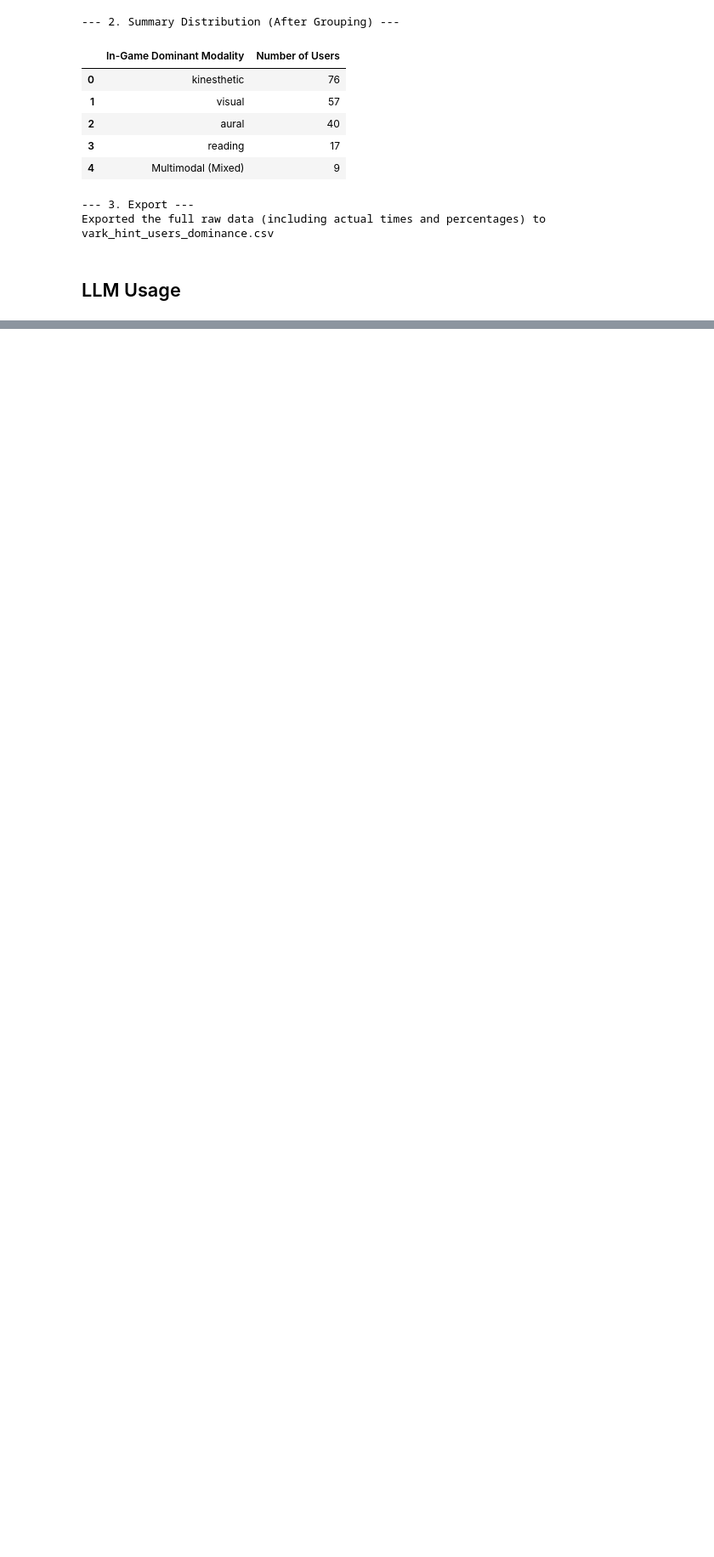
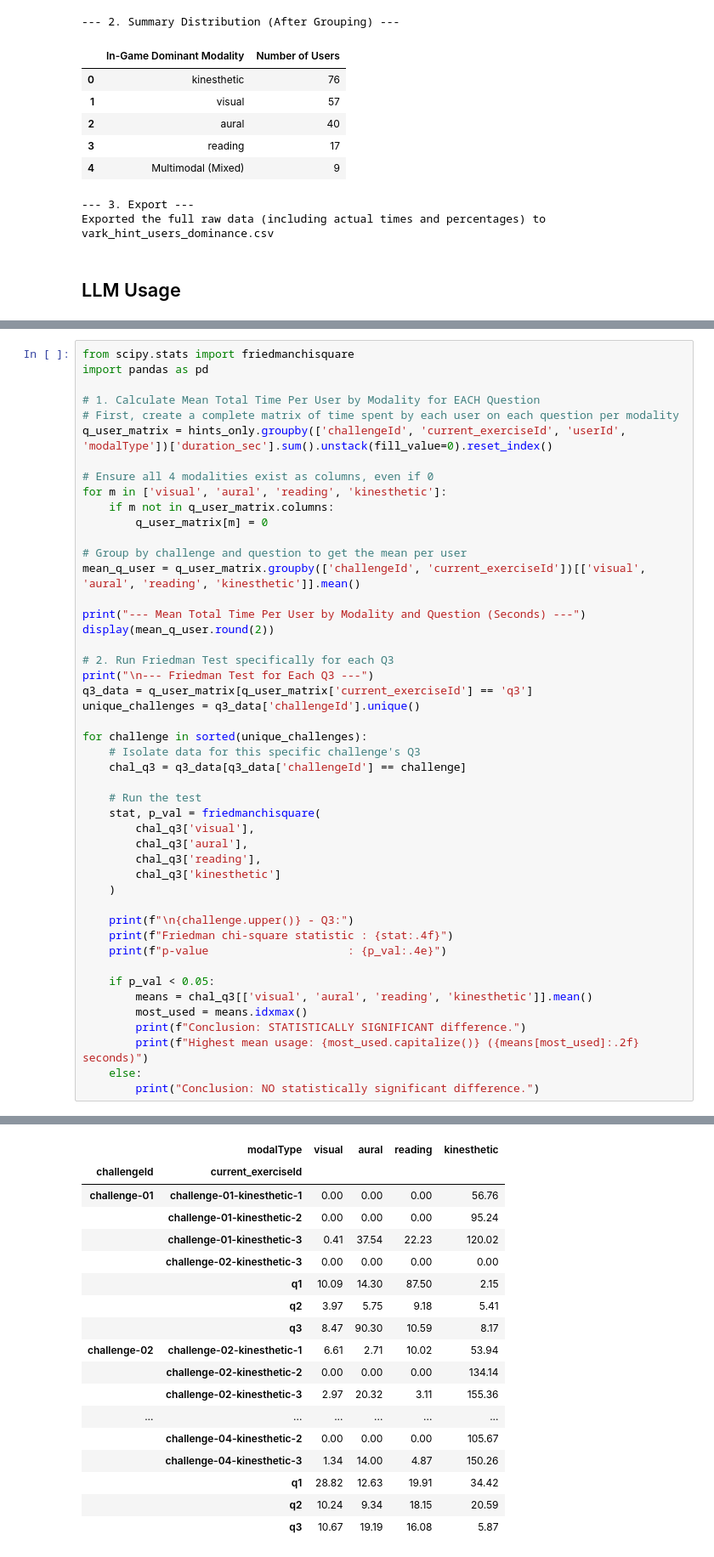
Before and after one commit to tiaL-ops/thesisLandy, a Jupyter notebook: notebook/EDA_Thesis_RQ1.ipynb, the cells around one changed output, grey strips where cells are left out. Shown at 85% size. Cells and saved outputs as stored; diff of their text form; blank space fills up the shorter version.

```diff
--- a/notebook/EDA_Thesis_RQ1.ipynb
+++ b/notebook/EDA_Thesis_RQ1.ipynb
@@ -491,0 +498,48 @@ The highest mean usage overall is: Kinesthetic
+# %%
+from scipy.stats import friedmanchisquare
+import pandas as pd
+
+# 1. Calculate Mean Total Time Per User by Modality for EACH Question
+# First, create a complete matrix of time spent by each user on each question per modality
+q_user_matrix = hints_only.groupby(['challengeId', 'current_exerciseId', 'userId', 'modalType'])['duration_sec'].sum().unstack(fill_value=0).reset_index()
+
+# Ensure all 4 modalities exist as columns, even if 0
+for m in ['visual', 'aural', 'reading', 'kinesthetic']:
+    if m not in q_user_matrix.columns:
+        q_user_matrix[m] = 0
+
+# Group by challenge and question to get the mean per user
+mean_q_user = q_user_matrix.groupby(['challengeId', 'current_exerciseId'])[['visual', 'aural', 'reading', 'kinesthetic']].mean()
+
+print("--- Mean Total Time Per User by Modality and Question (Seconds) ---")
+display(mean_q_user.round(2))
+
+# 2. Run Friedman Test specifically for each Q3
+print("\n--- Friedman Test for Each Q3 ---")
+q3_data = q_user_matrix[q_user_matrix['current_exerciseId'] == 'q3']
+unique_challenges = q3_data['challengeId'].unique()
+
+for challenge in sorted(unique_challenges):
+    # Isolate data for this specific challenge's Q3
+    chal_q3 = q3_data[q3_data['challengeId'] == challenge]
+
+    # Run the test
+    stat, p_val = friedmanchisquare(
+        chal_q3['visual'],
+        chal_q3['aural'],
+        chal_q3['reading'],
+        chal_q3['kinesthetic']
+    )
+
+    print(f"\n{challenge.upper()} - Q3:")
+    print(f"Friedman chi-square statistic : {stat:.4f}")
+    print(f"p-value                     : {p_val:.4e}")
+
+    if p_val < 0.05:
+        means = chal_q3[['visual', 'aural', 'reading', 'kinesthetic']].mean()
+        most_used = means.idxmax()
+        print(f"Conclusion: STATISTICALLY SIGNIFICANT difference.")
+        print(f"Highest mean usage: {most_used.capitalize()} ({means[most_used]:.2f} seconds)")
+    else:
+        print("Conclusion: NO statistically significant difference.")
+# %% [output]
@@ -491,0 +547,18 @@ The highest mean usage overall is: Kinesthetic
+|  | modalType | visual | aural | reading | kinesthetic |
+| challengeId | current_exerciseId |  |  |  |  |
+| challenge-01 | challenge-01-kinesthetic-1 | 0.00 | 0.00 | 0.00 | 56.76 |
+|  | challenge-01-kinesthetic-2 | 0.00 | 0.00 | 0.00 | 95.24 |
+|  | challenge-01-kinesthetic-3 | 0.41 | 37.54 | 22.23 | 120.02 |
+|  | challenge-02-kinesthetic-3 | 0.00 | 0.00 | 0.00 | 0.00 |
+|  | q1 | 10.09 | 14.30 | 87.50 | 2.15 |
+|  | q2 | 3.97 | 5.75 | 9.18 | 5.41 |
+|  | q3 | 8.47 | 90.30 | 10.59 | 8.17 |
+| challenge-02 | challenge-02-kinesthetic-1 | 6.61 | 2.71 | 10.02 | 53.94 |
+|  | challenge-02-kinesthetic-2 | 0.00 | 0.00 | 0.00 | 134.14 |
+|  | challenge-02-kinesthetic-3 | 2.97 | 20.32 | 3.11 | 155.36 |
+| ... | ... | ... | ... | ... | ... |
+|  | challenge-04-kinesthetic-2 | 0.00 | 0.00 | 0.00 | 105.67 |
+|  | challenge-04-kinesthetic-3 | 1.34 | 14.00 | 4.87 | 150.26 |
+|  | q1 | 28.82 | 12.63 | 19.91 | 34.42 |
+|  | q2 | 10.24 | 9.34 | 18.15 | 20.59 |
+|  | q3 | 10.67 | 19.19 | 16.08 | 5.87 |
```
Also changed, not shown: parts of 5 cells of this notebook.
